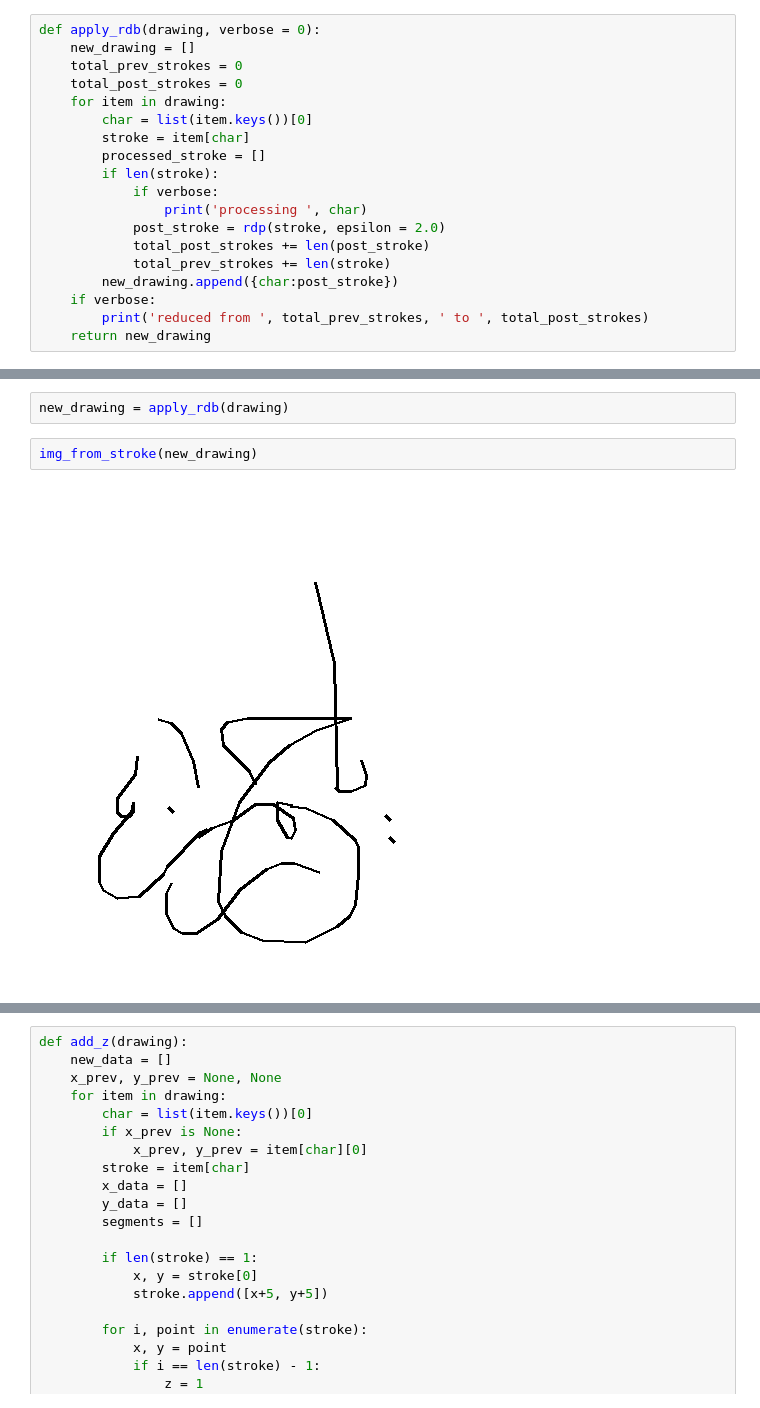
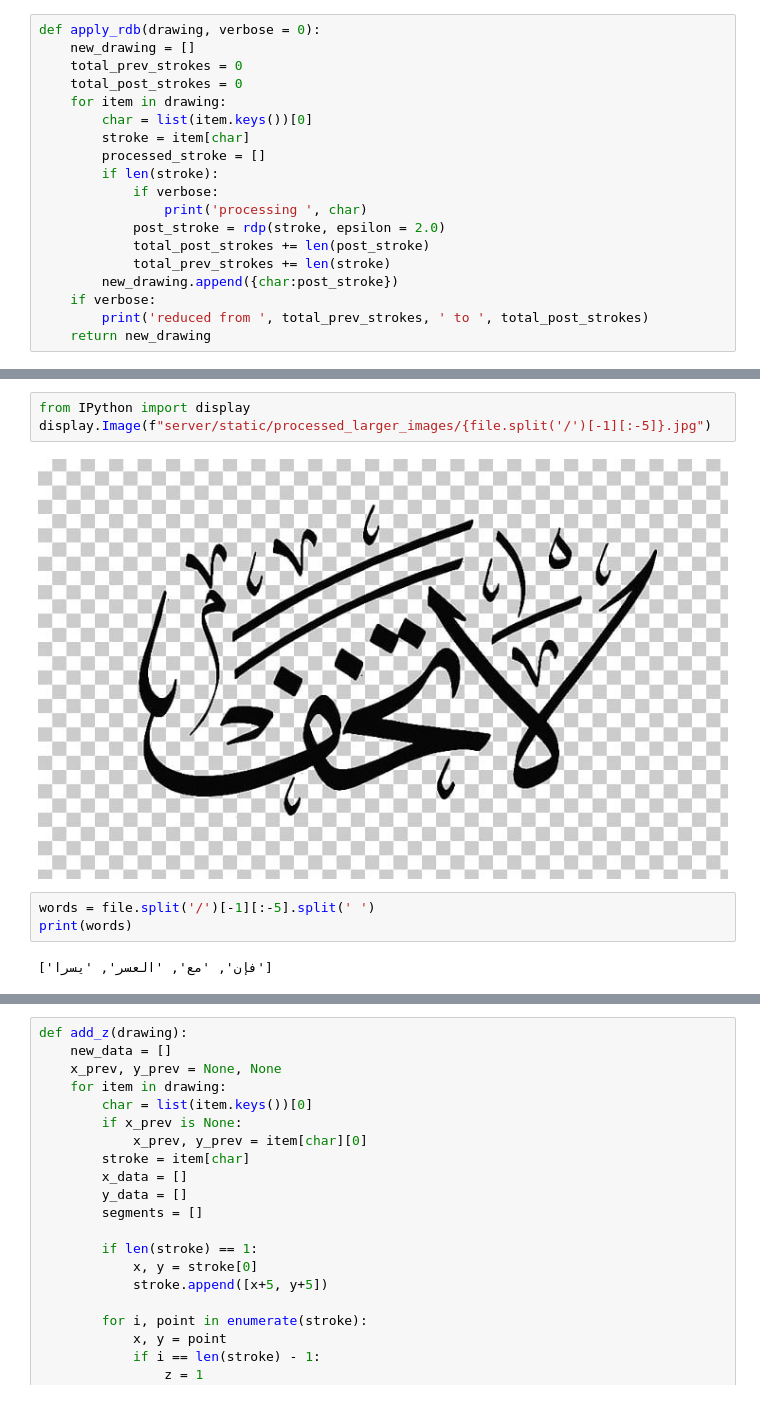
Before and after one commit to ARBML/Calliar, a Jupyter notebook: khatt_server/data npz generator.ipynb, the cells around one changed output, grey strips where cells are left out. Saved outputs shown, nothing was run; the diff lists cells and outputs as text.

```diff
--- a/khatt_server/data npz generator.ipynb
+++ b/khatt_server/data npz generator.ipynb
@@ -65,6 +62,10 @@ drawing = json.load(open(file))
-# %%
-new_drawing = apply_rdb(drawing)
-# %%
-img_from_stroke(new_drawing)
-# %% [output]
-[figure, removed]
+# %%
+from IPython import display
+display.Image(f"server/static/processed_larger_images/{file.split('/')[-1][:-5]}.jpg")
+# %% [output]
+[figure, added]
+# %%
+words = file.split('/')[-1][:-5].split(' ')
+print(words)
+# %% [output]
+['فإن', 'مع', 'العسر', 'يسرا']
```
Also changed, not shown: parts of 6 cells of this notebook, 7 other files.
